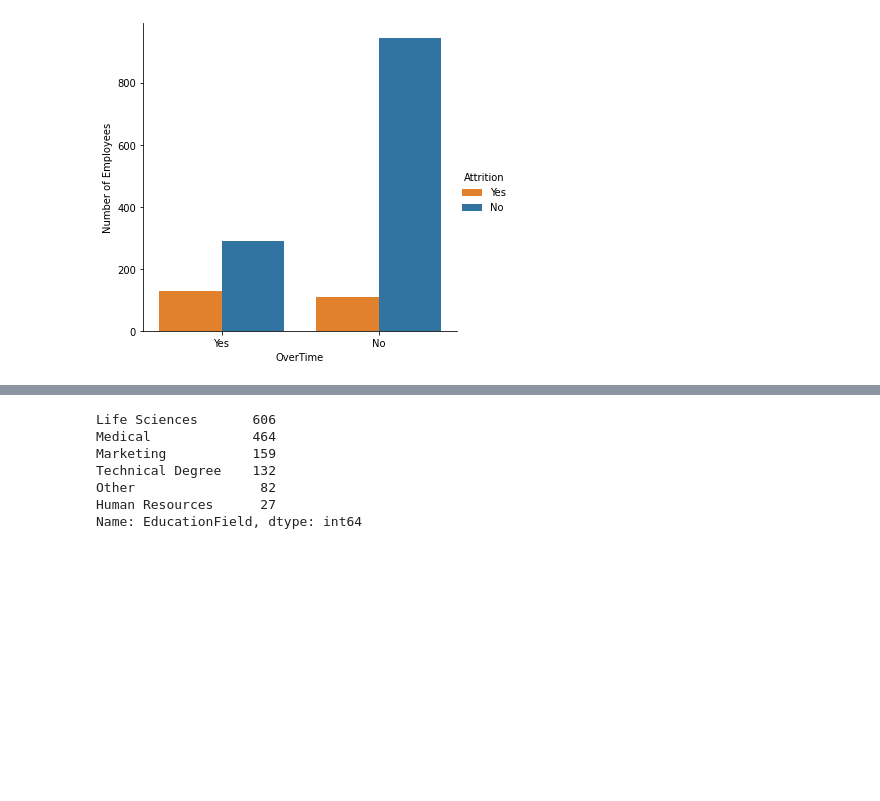
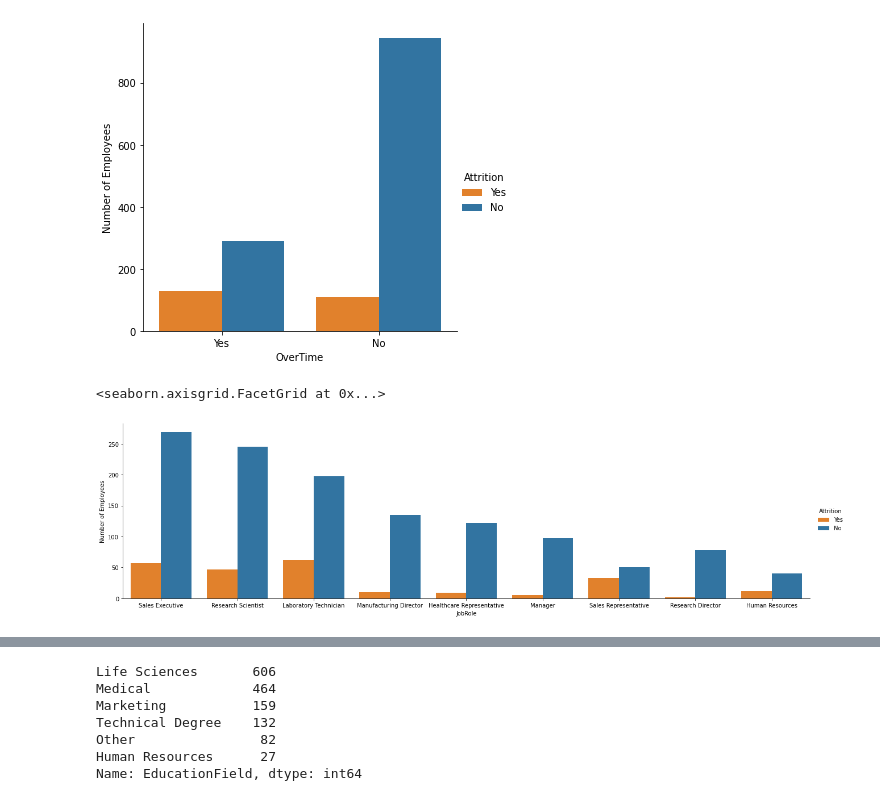
Before and after one commit to fatimasadiq/My_first_project, a Jupyter notebook: Employee_Attrition.ipynb, the cells around one changed output, grey strips where cells are left out. Saved outputs shown, nothing was run; the diff lists cells and outputs as text; code cells hidden in the pictures; blank space fills up the shorter version.

```diff
--- a/Employee_Attrition.ipynb
+++ b/Employee_Attrition.ipynb
@@ -303,3 +304,10 @@ sns.factorplot("OverTime", data=data, aspect=1, kind='count', hue='Attrition', p
 # %% [output]
 <seaborn.axisgrid.FacetGrid at 0x...>
 [figure]
+# %%
+# to plot employee distribution by OverTime, with distinct Attrition classes
+sns.axes_style('whitegrid')
+sns.factorplot("JobRole", data=data, aspect=3.5, kind='count', hue='Attrition', palette=['C1', 'C0']).set_ylabels('Number of Employees')
+# %% [output]
+<seaborn.axisgrid.FacetGrid at 0x...>
+[figure, added]
```
Also changed, not shown: parts of 25 cells of this notebook.
